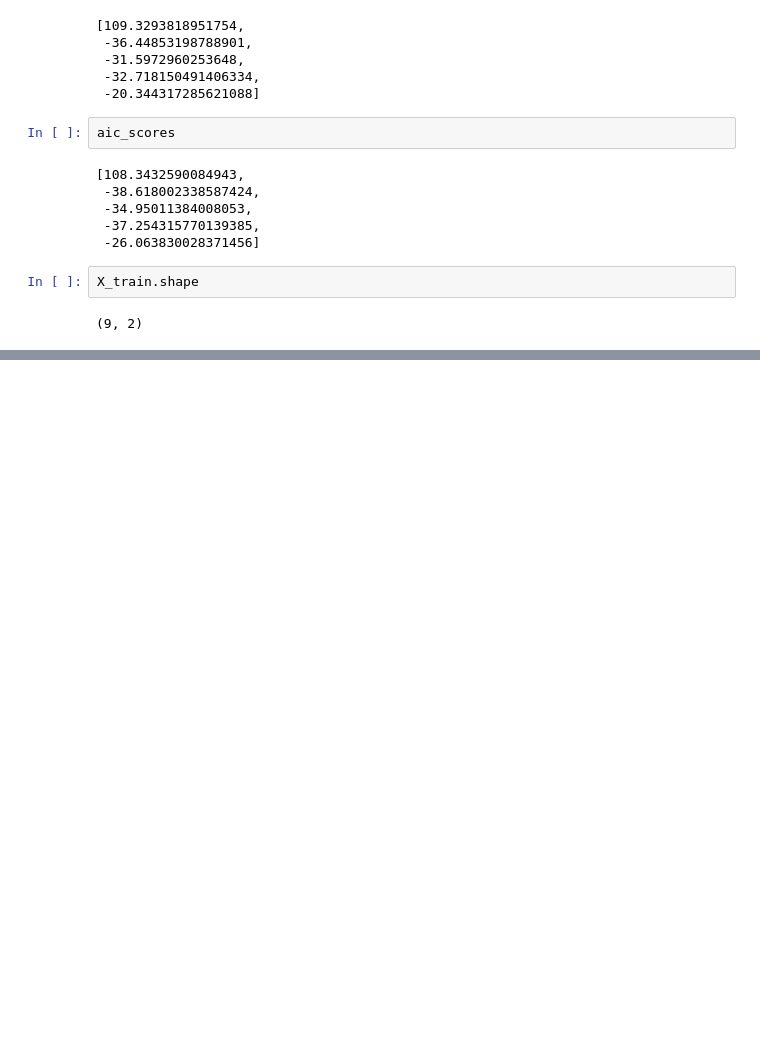
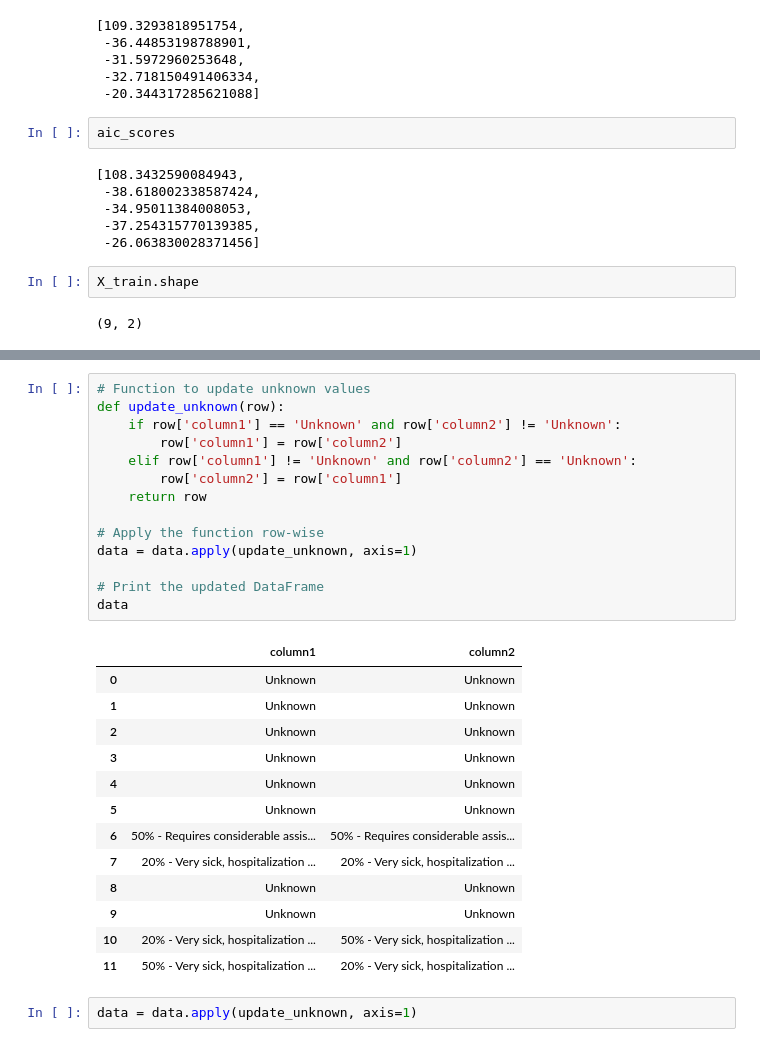
Before and after one commit to SirErikPak/Profolio, a Jupyter notebook: UNOS/Notebook/Untitled1.ipynb, the cells around one changed output, grey strips where cells are left out. Cells and saved outputs as stored; diff of their text form; blank space fills up the shorter version.

```diff
--- a/UNOS/Notebook/Untitled1.ipynb
+++ b/UNOS/Notebook/Untitled1.ipynb
@@ -645,0 +695,30 @@ X_train.shape
+# %%
+# Function to update unknown values
+def update_unknown(row):
+    if row['column1'] == 'Unknown' and row['column2'] != 'Unknown':
+        row['column1'] = row['column2']
+    elif row['column1'] != 'Unknown' and row['column2'] == 'Unknown':
+        row['column2'] = row['column1']
+    return row
+
+# Apply the function row-wise
+data = data.apply(update_unknown, axis=1)
+
+# Print the updated DataFrame
+data
+# %% [output]
+|  | column1 | column2 |
+| 0 | Unknown | Unknown |
+| 1 | Unknown | Unknown |
+| 2 | Unknown | Unknown |
+| 3 | Unknown | Unknown |
+| 4 | Unknown | Unknown |
+| 5 | Unknown | Unknown |
+| 6 | 50% - Requires considerable assis... | 50% - Requires considerable assis... |
+| 7 | 20% - Very sick, hospitalization ... | 20% - Very sick, hospitalization ... |
+| 8 | Unknown | Unknown |
+| 9 | Unknown | Unknown |
+| 10 | 20% - Very sick, hospitalization ... | 50% - Very sick, hospitalization ... |
+| 11 | 50% - Very sick, hospitalization ... | 20% - Very sick, hospitalization ... |
+# %%
+data = data.apply(update_unknown, axis=1)
```
Also changed, not shown: parts of 4 cells of this notebook, 13 other files.
